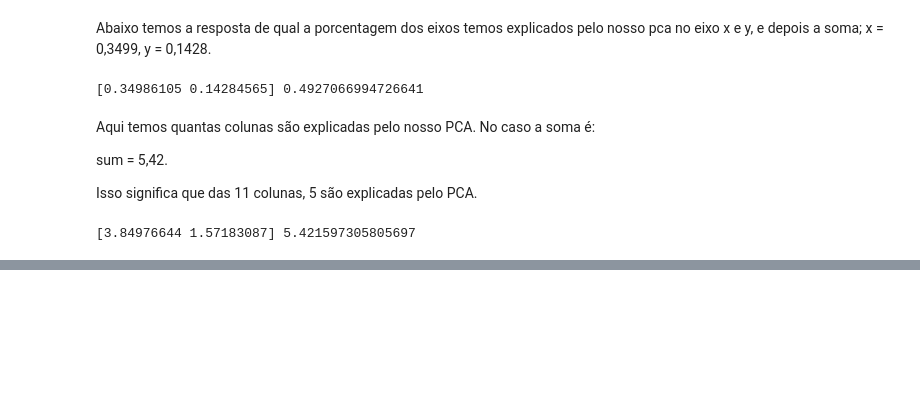
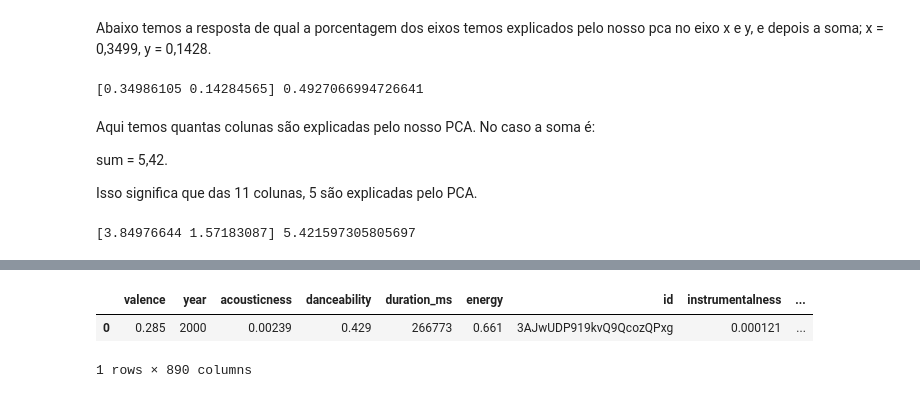
Before and after one commit to KaueAbbe/Projeto-Estude_Python, a Jupyter notebook: Estude Machine Learning/Clustering/K_means_Recomendador.ipynb, the cells around one changed output, grey strips where cells are left out. Cells and saved outputs as stored; diff of their text form; code cells hidden in the pictures; blank space fills up the shorter version.

```diff
--- a/Estude Machine Learning/Clustering/K_means_Recomendador.ipynb
+++ b/Estude Machine Learning/Clustering/K_means_Recomendador.ipynb
@@ -409,0 +491,6 @@ print(pca_pipeline[1].explained_variance_, pca_pipeline[1].explained_variance_.s
+# %%
+dados_musica.head(1)
+# %% [output]
+|  | valence | year | acousticness | danceability | duration_ms | energy | id | instrumentalness | ... |
+| 0 | 0.285 | 2000 | 0.00239 | 0.429 | 266773 | 0.661 | 3AJwUDP919kvQ9QcozQPxg | 0.000121 | ... |
+1 rows × 890 columns
```
Also changed, not shown: parts of 26 cells of this notebook.
